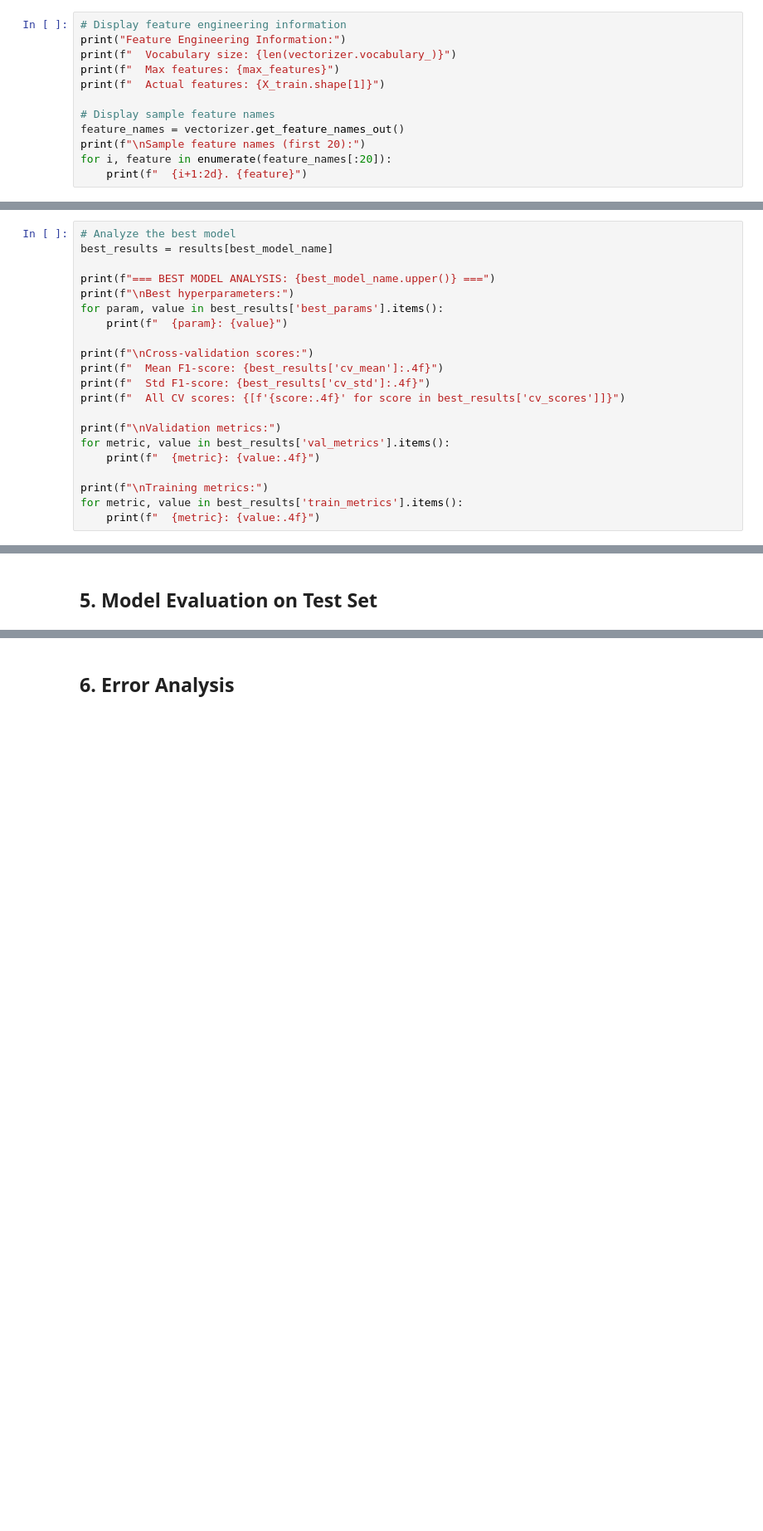
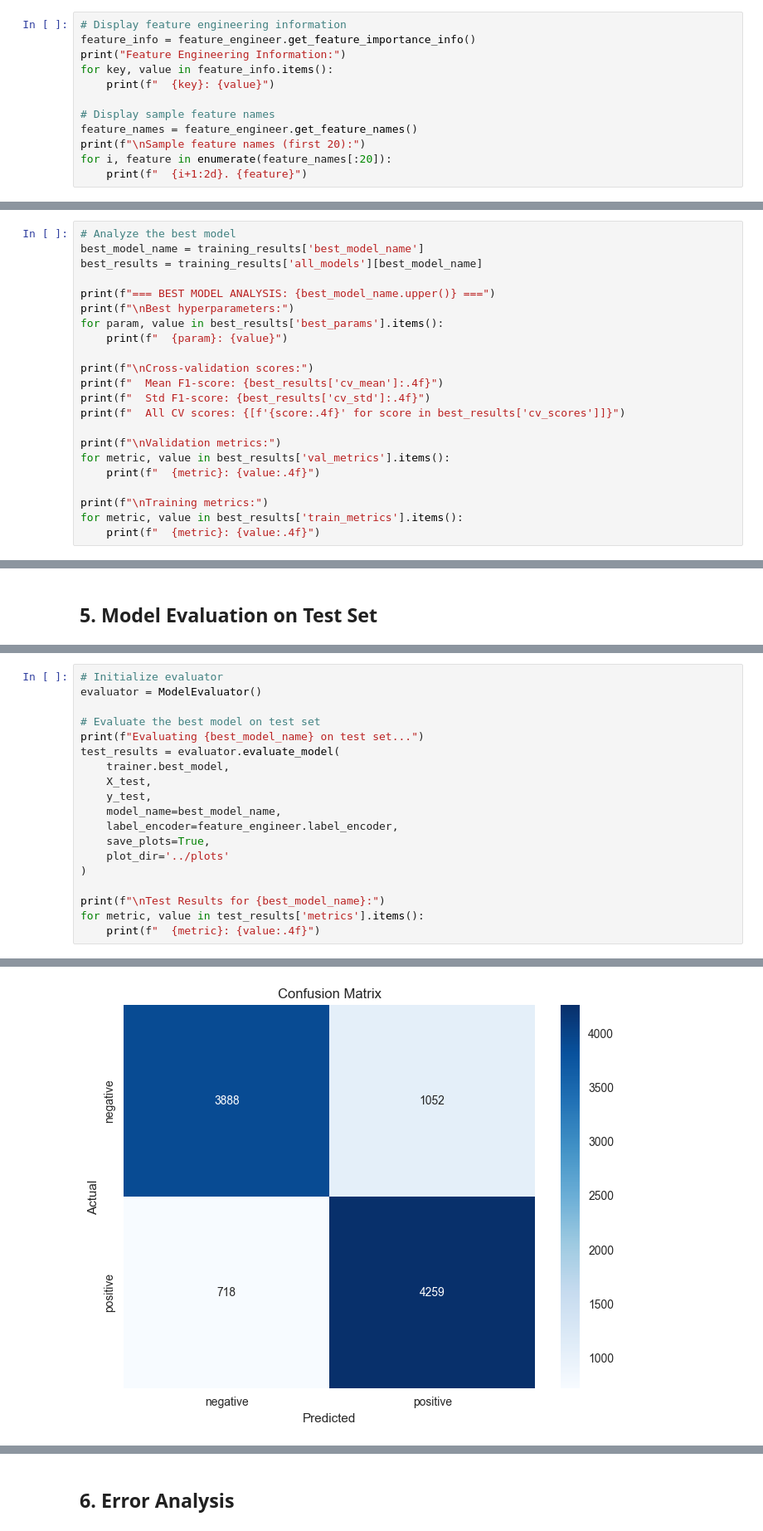
Before and after one commit to lilbuu-glitch/Classification-Sentiment-Review-imdb, a Jupyter notebook: notebooks/02_model_training_and_evaluation.ipynb, the cells around one changed output, grey strips where cells are left out. Shown at 83% size. Saved outputs shown, nothing was run; the diff lists cells and outputs as text; blank space fills up the shorter version.

```diff
--- a/notebooks/02_model_training_and_evaluation.ipynb
+++ b/notebooks/02_model_training_and_evaluation.ipynb
@@ -122,12 +173,12 @@ print(f"Test features shape: {X_test.shape}")
 # %%
 # Display feature engineering information
+feature_info = feature_engineer.get_feature_importance_info()
 print("Feature Engineering Information:")
-print(f"  Vocabulary size: {len(vectorizer.vocabulary_)}")
-print(f"  Max features: {max_features}")
-print(f"  Actual features: {X_train.shape[1]}")
+for key, value in feature_info.items():
+    print(f"  {key}: {value}")
 
 # Display sample feature names
-feature_names = vectorizer.get_feature_names_out()
+feature_names = feature_engineer.get_feature_names()
 print(f"\nSample feature names (first 20):")
 for i, feature in enumerate(feature_names[:20]):
     print(f"  {i+1:2d}. {feature}")
@@ -296,7 +319,8 @@ plt.show()
 ## 4. Best Model Analysis
 # %%
 # Analyze the best model
-best_results = results[best_model_name]
+best_model_name = training_results['best_model_name']
+best_results = training_results['all_models'][best_model_name]
 
 print(f"=== BEST MODEL ANALYSIS: {best_model_name.upper()} ===")
 print(f"\nBest hyperparameters:")
@@ -385,0 +400,20 @@ for metric, value in test_results['metrics'].items():
+# %%
+# Initialize evaluator
+evaluator = ModelEvaluator()
+
+# Evaluate the best model on test set
+print(f"Evaluating {best_model_name} on test set...")
+test_results = evaluator.evaluate_model(
+    trainer.best_model,
+    X_test,
+    y_test,
+    model_name=best_model_name,
+    label_encoder=feature_engineer.label_encoder,
+    save_plots=True,
+    plot_dir='../plots'
+)
+
+print(f"\nTest Results for {best_model_name}:")
+for metric, value in test_results['metrics'].items():
+    print(f"  {metric}: {value:.4f}")
+# %% [output]
@@ -385,0 +423 @@ for metric, value in test_results['metrics'].items():
+[figure, added]
```
Also changed, not shown: parts of 21 cells of this notebook, 1 other file.
